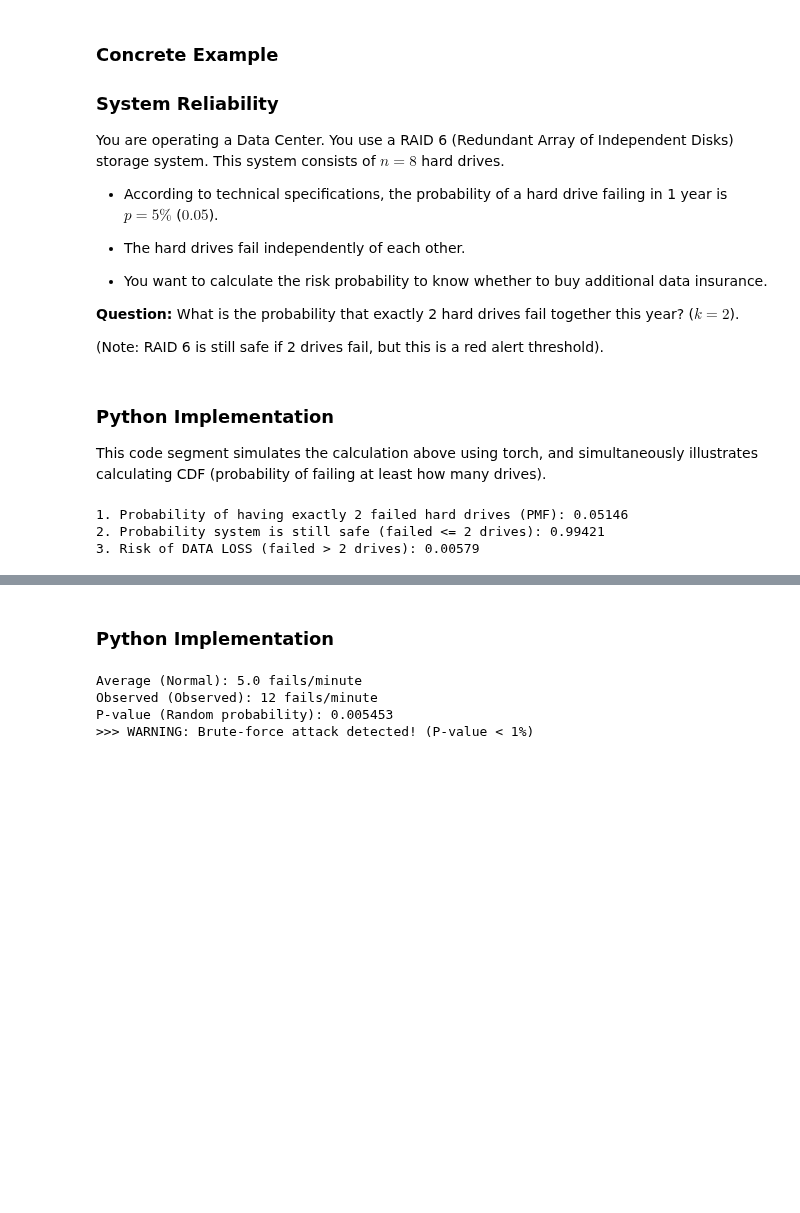
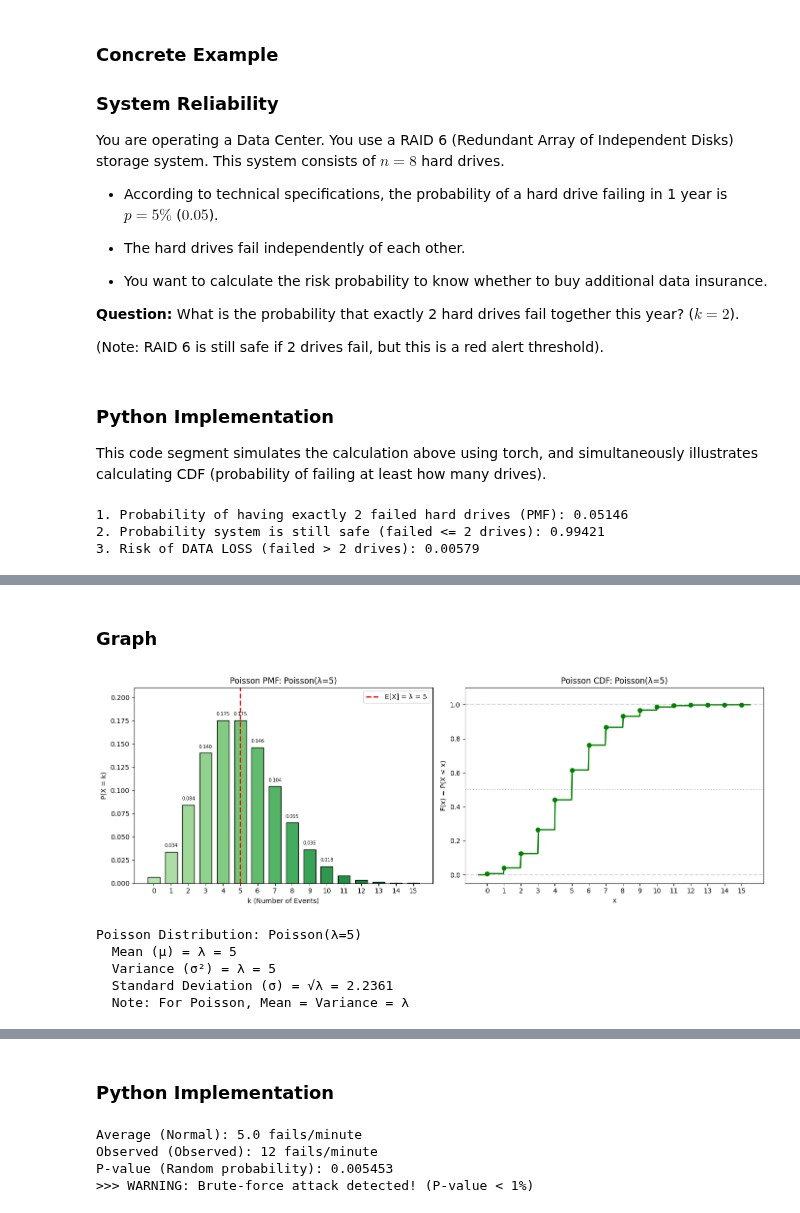
Before and after one commit to vu42/math-co5097-assignment-group-10, a Jupyter notebook: notebooks/distributions.ipynb, the cells around one changed output, grey strips where cells are left out. Drawn from its saved outputs; the diff is of its cells as text; code cells hidden in the pictures; blank space fills up the shorter version.

Commit message:
add poisson graph

```diff
--- a/notebooks/distributions.ipynb
+++ b/notebooks/distributions.ipynb
@@ -1283,0 +1091,76 @@ Question: What is the probability of this happening randomly? If the probability
+# %% [markdown]
+### Graph
+# %%
+import torch
+import matplotlib.pyplot as plt
+import numpy as np
+from math import factorial, exp
+
+# Poisson parameter
+lam = 5  # λ (lambda) - average rate of events
+
+# --- PMF Plot ---
+# Poisson can take values 0, 1, 2, ... (infinite), but we show up to a reasonable max
+k_max = 15
+k_values = list(range(0, k_max + 1))
+pmf_values = [(lam ** k) * exp(-lam) / factorial(k) for k in k_values]
+
+# --- CDF Plot ---
+x_cdf = np.linspace(-0.5, k_max + 0.5, 500)
+cdf_values = []
+for x in x_cdf:
+    if x < 0:
+        cdf_values.append(0)
+    else:
+        cdf_values.append(sum(pmf_values[:min(int(np.floor(x)) + 1, len(pmf_values))]))
+cdf_values = np.array(cdf_values)
+
+# Create figure with two subplots
+fig, axes = plt.subplots(1, 2, figsize=(14, 5))
+
+# PMF plot (bar chart)
+colors = plt.cm.Greens(np.linspace(0.3, 0.9, len(k_values)))
+bars = axes[0].bar(k_values, pmf_values, color=colors, edgecolor='black', width=0.7)
+axes[0].set_xlabel('k (Number of Events)')
+axes[0].set_ylabel('P(X = k)')
+axes[0].set_title(f'Poisson PMF: Poisson(λ={lam})')
+axes[0].set_xticks(k_values)
+axes[0].set_ylim(0, max(pmf_values) * 1.2)
+# Mark the expected value (which equals λ for Poisson)
+axes[0].axvline(x=lam, color='red', linestyle='--', linewidth=2, label=f'E[X] = λ = {lam}')
+axes[0].legend()
+# Add value labels on top bars
+for i, (k, v) in enumerate(zip(k_values, pmf_values)):
+    if v > 0.01:
+        axes[0].text(k, v + 0.005, f'{v:.3f}', ha='center', fontsize=7)
+
+# CDF plot (step function)
+axes[1].plot(x_cdf, cdf_values, color='green', linewidth=2)
+# Mark the jump points
+cdf_at_k = [sum(pmf_values[:k+1]) for k in range(len(k_values))]
+axes[1].scatter(k_values, cdf_at_k, color='green', s=40, zorder=5)
+axes[1].axhline(y=0, color='gray', linestyle='--', alpha=0.3)
+axes[1].axhline(y=1, color='gray', linestyle='--', alpha=0.3)
+axes[1].axhline(y=0.5, color='gray', linestyle=':', alpha=0.5)
+axes[1].set_xlabel('x')
+axes[1].set_ylabel('F(x) = P(X ≤ x)')
+axes[1].set_title(f'Poisson CDF: Poisson(λ={lam})')
+axes[1].set_ylim(-0.05, 1.1)
+axes[1].set_xticks(k_values)
+
+plt.tight_layout()
+plt.show()
+
+# Print statistics
+print(f"Poisson Distribution: Poisson(λ={lam})")
+print(f"  Mean (μ) = λ = {lam}")
+print(f"  Variance (σ²) = λ = {lam}")
+print(f"  Standard Deviation (σ) = √λ = {np.sqrt(lam):.4f}")
+print(f"  Note: For Poisson, Mean = Variance = λ")
+# %% [output]
+[figure, added]
+Poisson Distribution: Poisson(λ=5)
+  Mean (μ) = λ = 5
+  Variance (σ²) = λ = 5
+  Standard Deviation (σ) = √λ = 2.2361
+  Note: For Poisson, Mean = Variance = λ
```
Also changed, not shown: parts of 3 cells of this notebook, 1 other file.
